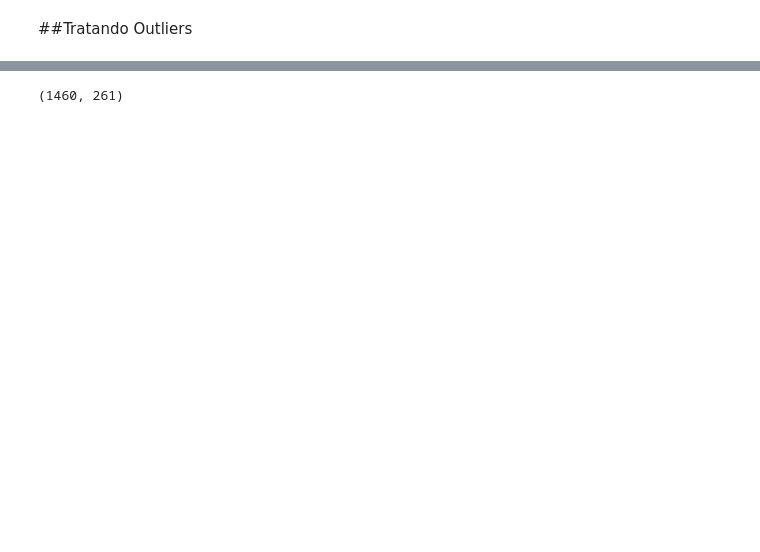
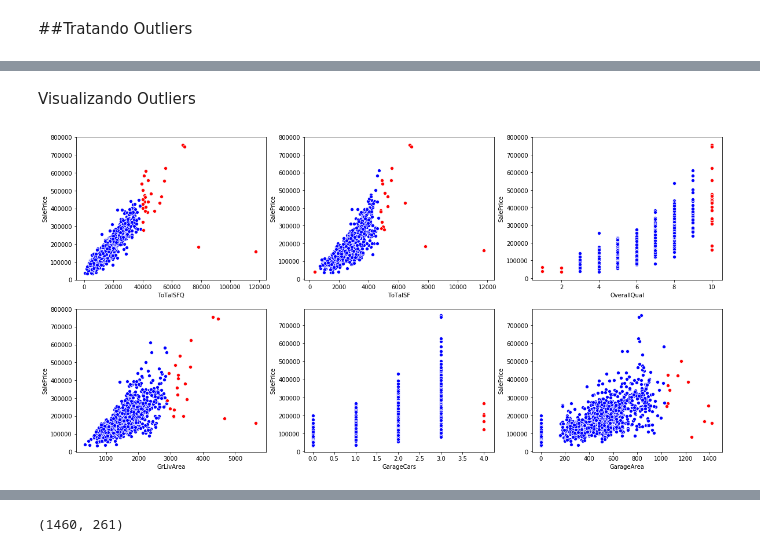
Before and after one commit to PedroDubas/Kaggle_HousePrices, a Jupyter notebook: House_Prices.ipynb, the cells around one changed output, grey strips where cells are left out. Saved outputs shown, nothing was run; the diff lists cells and outputs as text; code cells hidden in the pictures; blank space fills up the shorter version.

```diff
--- a/House_Prices.ipynb
+++ b/House_Prices.ipynb
@@ -366,0 +363,15 @@ for campo in cols:
+# %% [markdown]
+Visualizando Outliers
+# %%
+cols = corr.SalePrice.index[1:7]
+
+plt.figure(figsize=(20, 10))
+index = 231
+for campo in cols:
+    z = stats.zscore(train[campo])
+    plt.subplot(index)
+    sns.scatterplot(x=campo, y='SalePrice',color = 'blue', data=train)
+    sns.scatterplot(x=campo, y='SalePrice',color = 'red', data=train[(z > 2.6) | (z < -2.6)])
+    index = index + 1
+# %% [output]
+[figure, added]
```
Also changed, not shown: parts of 7 cells of this notebook.
